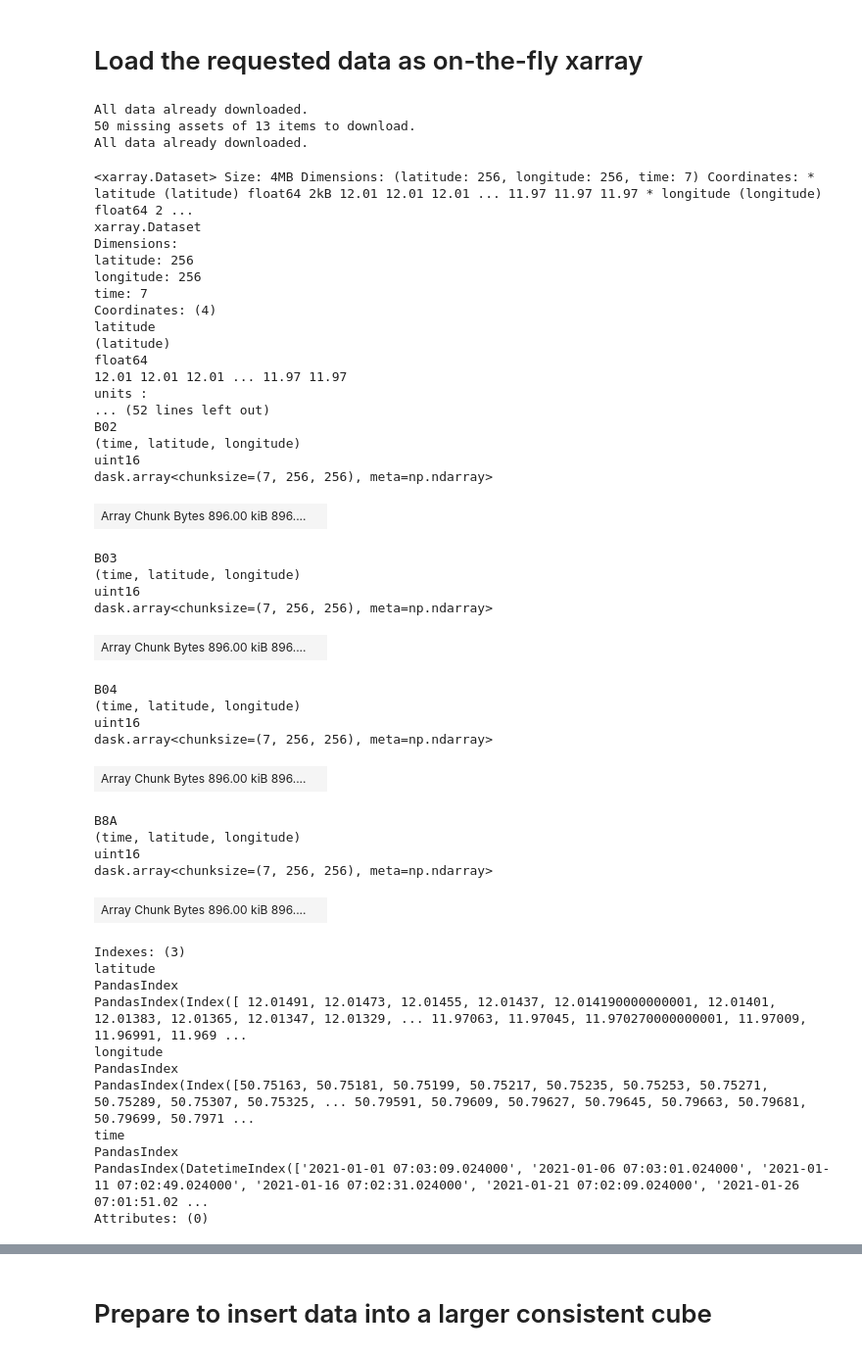
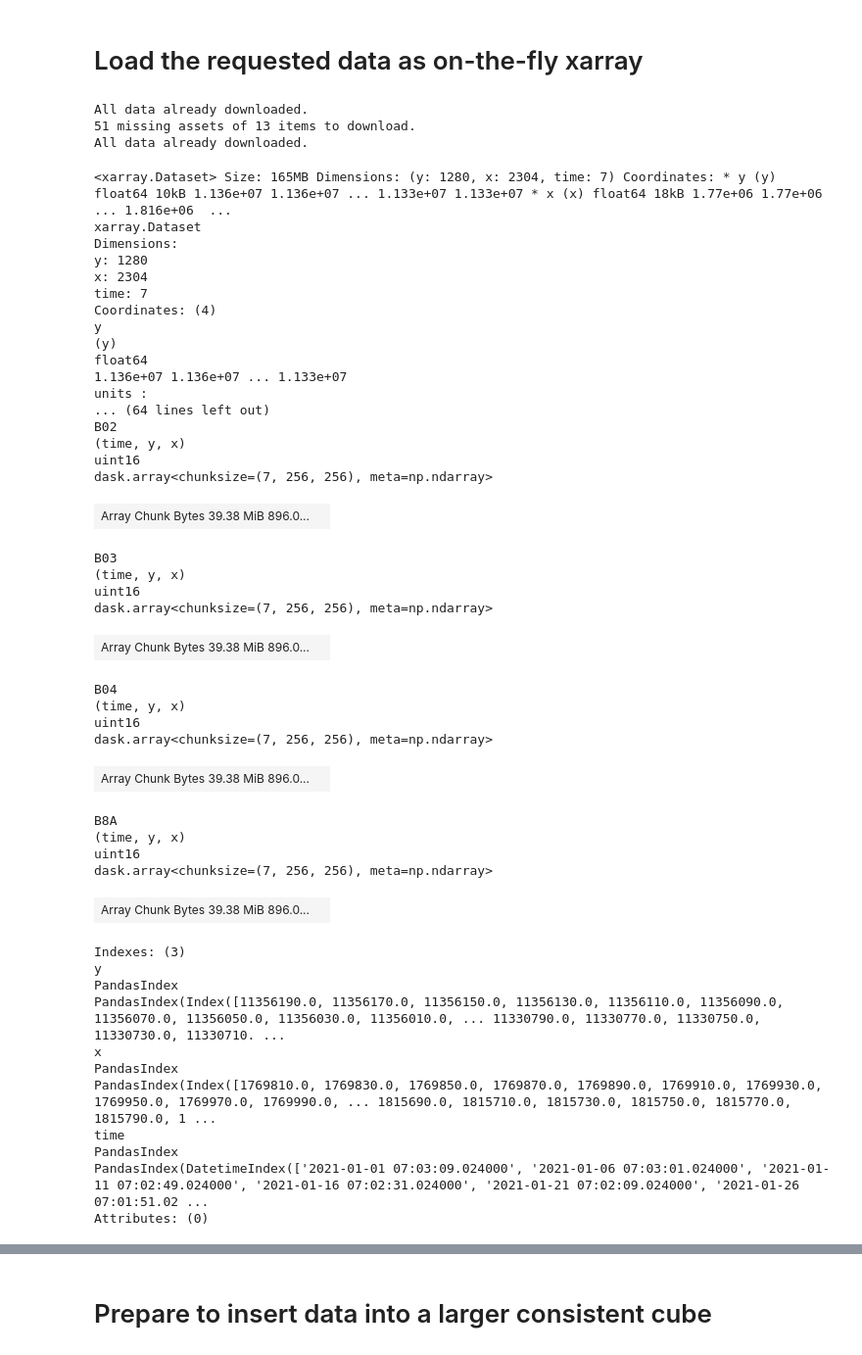
Before and after one commit to MarkusZehner/stacathome, a Jupyter notebook: walltowall.ipynb, the cells around one changed output, grey strips where cells are left out. Shown: that part at 98% size. Cells and saved outputs as stored; diff of their text form; code cells hidden in the pictures.

```diff
--- a/walltowall.ipynb
+++ b/walltowall.ipynb
@@ -21,7 +18,7 @@ The autoreload extension is already loaded. To reload it, use:
 # %%
 aoi='somalia'
 requested_bands = ['B02', 'B03', 'B04', 'B8A']
-resolution = 0.00018
+resolution = 20  # 0.00018
 chunksize_xy = 256
 
 out_path = '/Net/Groups/BGI/data/DataStructureMDI/DATA/Incoming/Sentinel/_2/S2A_L2A/ForSites/Sentinel2tiles'
@@ -29,7 +26,7 @@ os.makedirs(out_path, exist_ok=True)
 
 mxc = MaxiCube(aoi=aoi,
             requested_bands=requested_bands,
-            crs=4326,
+            crs=32737,  # 4326,
             resolution=resolution,
             chunksize_xy=chunksize_xy,
             chunksize_t=1000,
@@ -87,57 +81,57 @@ mxc.plot()
 # %% [markdown]
 # Load the requested data as on-the-fly xarray
 # %%
-mxc.request_items('2021-01-01', '2021-01-31', subset=0)
-mxc.request_items('2021-01-01', '2021-01-31', subset=1000)  # this will add the new request to the existing one, if there are new assets found
+mxc.request_items('2021-01-01', '2021-01-31', subset=0, new_request=True)
+mxc.request_items('2021-01-01', '2021-01-31', subset=750)  # this will add the new request to the existing one, if there are new assets found
 mxc.request_items('2021-01-01', '2021-01-31', subset=0, new_request=True)  # overwrite the existing list of requested assets
 # %% [output]
 All data already downloaded.
-50 missing assets of 13 items to download.
+51 missing assets of 13 items to download.
 All data already downloaded.
 # %%
-otf_cube = mxc.load_otf_cube(mxc.req_items_local, mxc.subset(chunk_id=0)[0])
+otf_cube = mxc.load_otf_cube(mxc.req_items_local, 0, enlarge_by_n_chunks=4)
 otf_cube
 # %% [output]
-<xarray.Dataset> Size: 4MB Dimensions: (latitude: 256, longitude: 256, time: 7) Coordinates: * latitude (latitude) float64 2kB 12.01 12.01 12.01 ... 11.97 11.97 11.97 * longitude (longitude) float64 2 ...
+<xarray.Dataset> Size: 165MB Dimensions: (y: 1280, x: 2304, time: 7) Coordinates: * y (y) float64 10kB 1.136e+07 1.136e+07 ... 1.133e+07 1.133e+07 * x (x) float64 18kB 1.77e+06 1.77e+06 ... 1.816e+06  ...
 xarray.Dataset
 Dimensions:
-latitude: 256
-longitude: 256
+y: 1280
+x: 2304
 time: 7
 Coordinates: (4)
-latitude
-(latitude)
+y
+(y)
 float64
-12.01 12.01 12.01 ... 11.97 11.97
+1.136e+07 1.136e+07 ... 1.133e+07
 units :
-... (52 lines left out)
+... (64 lines left out)
 B02
-(time, latitude, longitude)
+(time, y, x)
 uint16
 dask.array<chunksize=(7, 256, 256), meta=np.ndarray>
-| Array Chunk Bytes 896.00 kiB 896.... |  |
+| Array Chunk Bytes 39.38 MiB 896.0... |  |
 B03
-(time, latitude, longitude)
+(time, y, x)
 uint16
 dask.array<chunksize=(7, 256, 256), meta=np.ndarray>
-| Array Chunk Bytes 896.00 kiB 896.... |  |
+| Array Chunk Bytes 39.38 MiB 896.0... |  |
 B04
-(time, latitude, longitude)
+(time, y, x)
 uint16
 dask.array<chunksize=(7, 256, 256), meta=np.ndarray>
-| Array Chunk Bytes 896.00 kiB 896.... |  |
+| Array Chunk Bytes 39.38 MiB 896.0... |  |
 B8A
-(time, latitude, longitude)
+(time, y, x)
 uint16
 dask.array<chunksize=(7, 256, 256), meta=np.ndarray>
-| Array Chunk Bytes 896.00 kiB 896.... |  |
+| Array Chunk Bytes 39.38 MiB 896.0... |  |
 Indexes: (3)
-latitude
+y
 PandasIndex
-PandasIndex(Index([ 12.01491, 12.01473, 12.01455, 12.01437, 12.014190000000001, 12.01401, 12.01383, 12.01365, 12.01347, 12.01329, ... 11.97063, 11.97045, 11.970270000000001, 11.97009, 11.96991, 11.969 ...
-longitude
+PandasIndex(Index([11356190.0, 11356170.0, 11356150.0, 11356130.0, 11356110.0, 11356090.0, 11356070.0, 11356050.0, 11356030.0, 11356010.0, ... 11330790.0, 11330770.0, 11330750.0, 11330730.0, 11330710. ...
+x
 PandasIndex
-PandasIndex(Index([50.75163, 50.75181, 50.75199, 50.75217, 50.75235, 50.75253, 50.75271, 50.75289, 50.75307, 50.75325, ... 50.79591, 50.79609, 50.79627, 50.79645, 50.79663, 50.79681, 50.79699, 50.7971 ...
+PandasIndex(Index([1769810.0, 1769830.0, 1769850.0, 1769870.0, 1769890.0, 1769910.0, 1769930.0, 1769950.0, 1769970.0, 1769990.0, ... 1815690.0, 1815710.0, 1815730.0, 1815750.0, 1815770.0, 1815790.0, 1 ...
 time
 PandasIndex
 PandasIndex(DatetimeIndex(['2021-01-01 07:03:09.024000', '2021-01-06 07:03:01.024000', '2021-01-11 07:02:49.024000', '2021-01-16 07:02:31.024000', '2021-01-21 07:02:09.024000', '2021-01-26 07:01:51.02 ...
```
Also changed, not shown: parts of 28 cells of this notebook, 2 other files.
